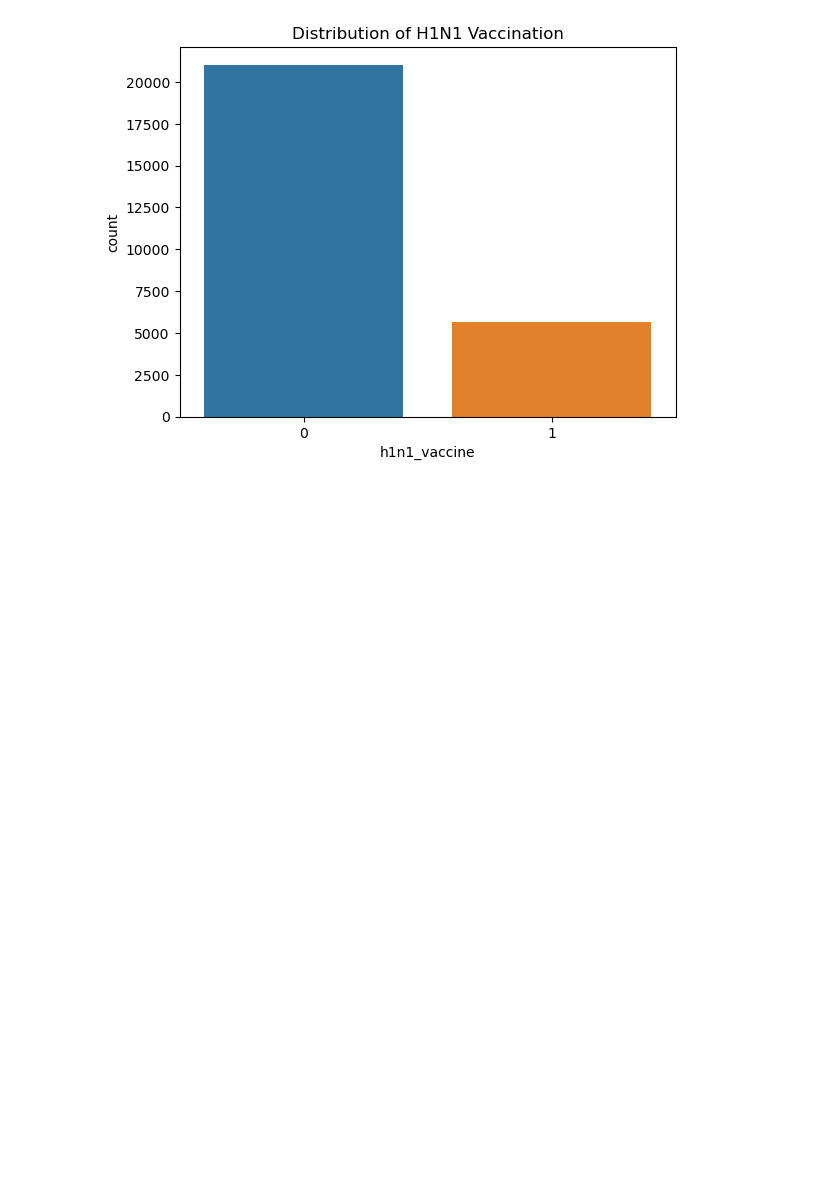
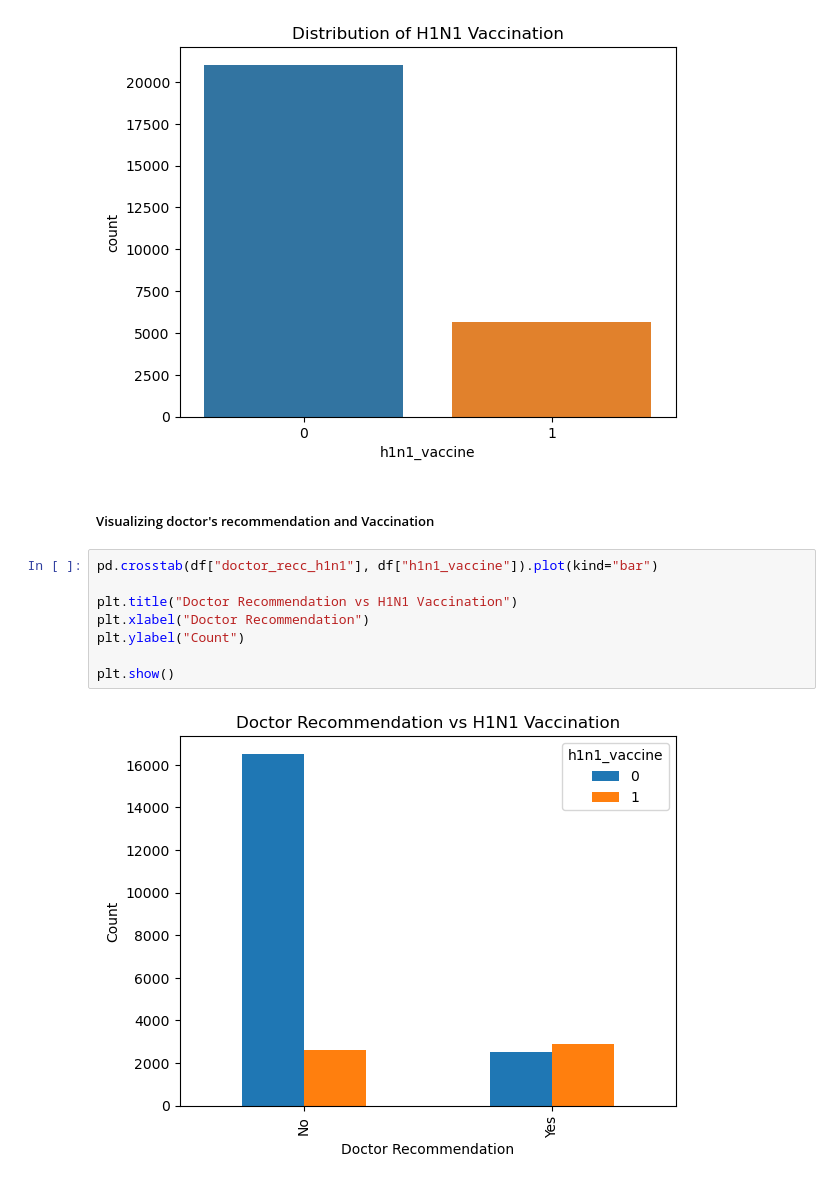
Before and after one commit to sylviaM361/dsc-machine-learning-project, a Jupyter notebook: Untitled-1.ipynb, the cells around one changed output. Drawn from its saved outputs; the diff is of its cells as text; blank space fills up the shorter version.

Commit message:
Visualizing vaccination

```diff
--- a/Untitled-1.ipynb
+++ b/Untitled-1.ipynb
@@ -140,3 +140,15 @@ plt.title("Distribution of H1N1 Vaccination")
 plt.show()
 # %% [output]
 [figure]
+# %% [markdown]
+##### Visualizing doctor's recommendation and Vaccination
+# %%
+pd.crosstab(df["doctor_recc_h1n1"], df["h1n1_vaccine"]).plot(kind="bar")
+
+plt.title("Doctor Recommendation vs H1N1 Vaccination")
+plt.xlabel("Doctor Recommendation")
+plt.ylabel("Count")
+
+plt.show()
+# %% [output]
+[figure, added]
```
Also changed, not shown: parts of 1 cell of this notebook, 1 other file.
